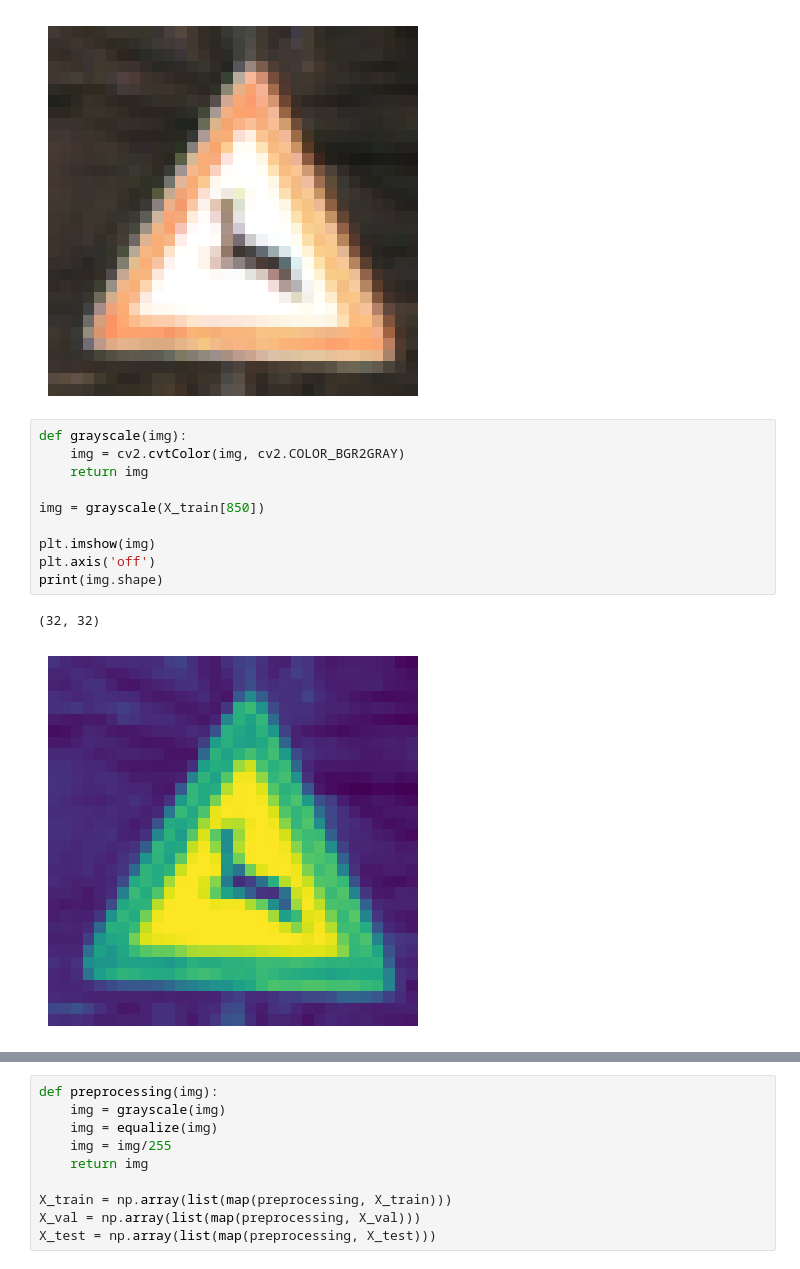
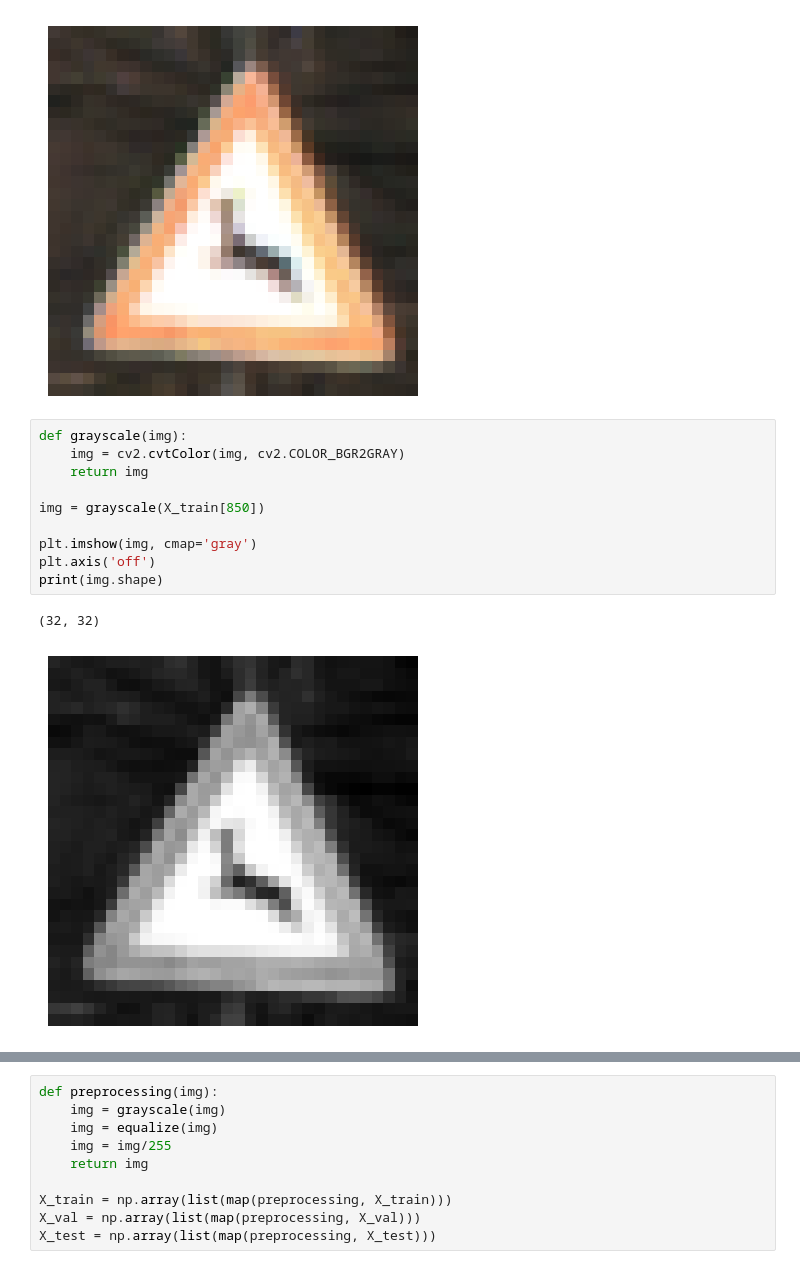
Before and after one commit to OmarGudi/Proyect_Thesis, a Jupyter notebook: Detect_Lines/Classifying Road Symbols/Preprocessing Images.ipynb, the cells around one changed output, grey strips where cells are left out. Saved outputs shown, nothing was run; the diff lists cells and outputs as text.

```diff
--- a/Detect_Lines/Classifying Road Symbols/Preprocessing Images.ipynb
+++ b/Detect_Lines/Classifying Road Symbols/Preprocessing Images.ipynb
@@ -108,16 +108,16 @@ print(y_train[850])
 # %%
 def grayscale(img):
     img = cv2.cvtColor(img, cv2.COLOR_BGR2GRAY)
     return img
 
 img = grayscale(X_train[850])
 
-plt.imshow(img)
+plt.imshow(img, cmap='gray')
 plt.axis('off')
 print(img.shape)
 # %% [output]
 (32, 32)
-[figure, old version]
+[figure, new version]
 # %%
 def equalize(img):
     img = cv2.equalizeHist(img)
```
Also changed, not shown: parts of 4 cells of this notebook.
